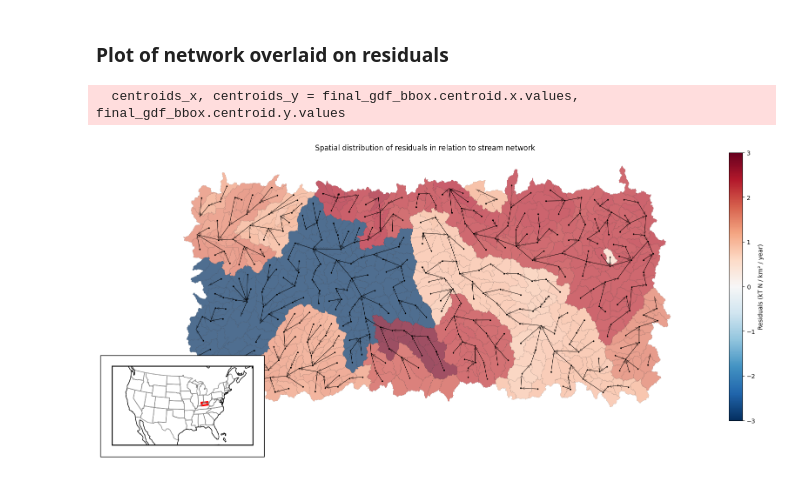
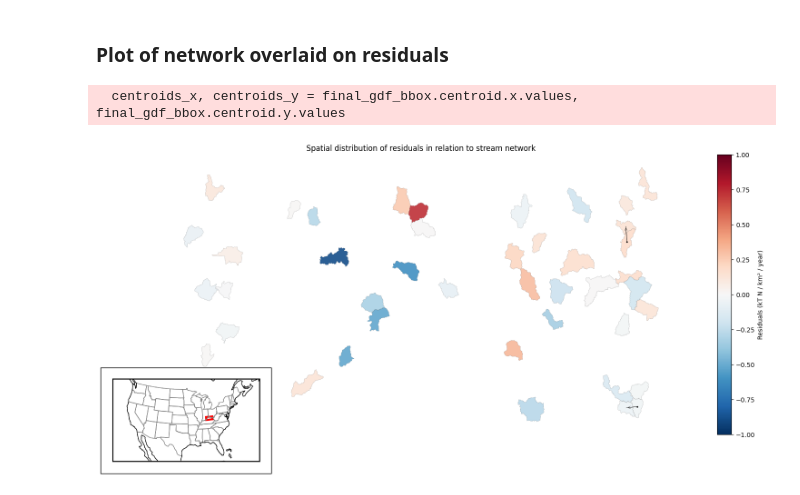
Before and after one commit to ckrapu/motives-wq-modeling, a Jupyter notebook: 2025-02-22-03-analyze-results.ipynb, the cells around one changed output. Cells and saved outputs as stored; diff of their text form; code cells hidden in the pictures.

```diff
--- a/2025-02-22-03-analyze-results.ipynb
+++ b/2025-02-22-03-analyze-results.ipynb
@@ -52,6 +60,6 @@ for file_name in [file_name_inputs, file_name_gpkg]:
 # %%
-final_gdf = gpd.read_file(os.path.join(data_dir, file_name_gpkg))
-loaded_data = np.load(os.path.join(data_dir, file_name_inputs))
+final_gdf = gpd.read_file(DATA_DIR / file_name_gpkg)
+loaded_data = np.load(DATA_DIR /  file_name_inputs)
 W = scipy.sparse.csr_matrix((loaded_data['W_data'], loaded_data['W_indices'], loaded_data['W_indptr']))
 X = loaded_data['X']
 y = loaded_data['y']
@@ -387,0 +73,7 @@ final_gdf['residual'] = y - mu
+# %%
+trace = az.from_netcdf(TRACE_PATH)
+final_gdf = gpd.read_file(DATA_DIR / "modeling_inputs"/ 'final_gdf.gpkg')
+
+is_used = final_gdf.huc12.isin(trace.posterior['obs_id'].values)
+final_gdf_subset = final_gdf.loc[is_used]
+print(f"Trace loaded from disk; {is_used.mean():.2%} of the data used in the model")
@@ -645,7 +319,7 @@ right_lon = -83
 
 # Filter the GeoDataFrame to the bounding box
 # Fixing the slice syntax
-final_gdf_bbox = final_gdf.cx[left_lon:right_lon, bottom_lat:top_lat]
+final_gdf_bbox = final_gdf_subset.cx[left_lon:right_lon, bottom_lat:top_lat]
 
 # Plot the residuals
 fig = plt.figure(figsize=(20, 8))
@@ -659,9 +333,9 @@ final_gdf_bbox.plot(
     legend=True,
     edgecolor='black',
     linewidth=0.1,
-    alpha=0.7,
-    vmin=-3,
-    vmax=3,
+    alpha=0.9,
+    vmin=-1,
+    vmax=1,
     legend_kwds={'label': "Residuals (kT N / km² / year)"},
 )
 ax.set_title("Spatial distribution of residuals in relation to stream network")
@@ -675,20 +349,20 @@ centroids_x, centroids_y = final_gdf_bbox.centroid.x.values, final_gdf_bbox.cent
 
 # Plot the stream network connections
 for row, col in zip(*W_bbox.nonzero()):
-    x, y = centroids_x[row], centroids_y[row]
+    pt_x, pt_y = centroids_x[row], centroids_y[row]
     x_end, y_end = centroids_x[col], centroids_y[col]
 
     # Draw line between connected catchments
     ax.plot(
-        [x, x_end], [y, y_end],  # Fixed: separate x and y coordinates into lists
+        [pt_x, x_end], [pt_y, y_end],  # Fixed: separate x and y coordinates into lists
         color='k', linewidth=0.5
     )
 
     # Add markers at catchment centroids
-    ax.plot(x, y, marker='o', markersize=1.5, color='k')
+    ax.plot(pt_x, pt_y, marker='o', markersize=1.5, color='k')
 
     # Add arrow annotation
-    ax.annotate("", xy=(x_end, y_end), xytext=(x, y),
+    ax.annotate("", xy=(x_end, y_end), xytext=(pt_x, pt_y),
             arrowprops=dict(arrowstyle="->", linewidth=0.5, alpha=0.7))
 
 ax.axis('off')
@@ -702,35 +376,36 @@ inset_ax = inset_fig.add_subplot(111, projection=ccrs.AlbersEqualArea(
 # Add features to the inset map
 inset_ax.add_feature(cfeature.STATES.with_scale('110m'), edgecolor='gray', linewidth=0.5)
 inset_ax.add_feature(cfeature.COASTLINE.with_scale('110m'), linewidth=0.5)
 
 # Set extent for USA map
 inset_ax.set_extent([-125, -66, 24, 50], crs=ccrs.PlateCarree())
 
 # Draw a rectangle showing the extent of the main map
 lon_min, lon_max, lat_min, lat_max = left_lon, right_lon, bottom_lat, top_lat
 rect = mpatches.Rectangle(
     (lon_min, lat_min), lon_max - lon_min, lat_max - lat_min,
     facecolor='none', edgecolor='red', linewidth=1.5,
     transform=ccrs.PlateCarree())
 inset_ax.add_patch(rect)
 
 # Remove axis ticks and labels from the inset
 inset_ax.set_xticks([])
 inset_ax.set_yticks([])
-
+inset_path = VISUALS_DIR / 'usa_inset.png'
 # Save the inset figure
-inset_fig.savefig('usa_inset.png', dpi=300, bbox_inches='tight', transparent=True)
+inset_fig.savefig(inset_path, dpi=300, bbox_inches='tight', transparent=True)
 plt.close(inset_fig)
 
 # Add the inset as an image to the main figure
 from matplotlib.offsetbox import OffsetImage, AnnotationBbox
-inset_img = plt.imread('usa_inset.png')
+inset_img = plt.imread(inset_path)
 imagebox = OffsetImage(inset_img, zoom=0.5)
 ab = AnnotationBbox(imagebox, (0.05, 0.05), frameon=True,
                     xycoords='axes fraction')
 ax.add_artist(ab)
 
-plt.savefig(VISUALS_DIR / 'bbox_residuals_with_stream_network.png', dpi=300, bbox_inches='tight')
+if SAVE_FIGURES:
+    plt.savefig(VISUALS_DIR / 'bbox_residuals_with_stream_network.png', dpi=300, bbox_inches='tight')
 # %% [output]
   centroids_x, centroids_y = final_gdf_bbox.centroid.x.values, final_gdf_bbox.centroid.y.values
-[figure, old version]
+[figure, new version]
```
Also changed, not shown: parts of 26 cells of this notebook, 6 other files.
